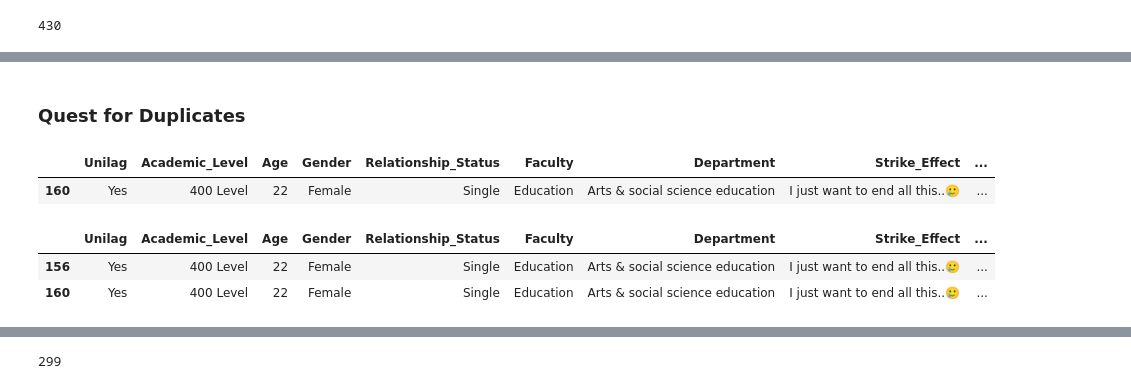
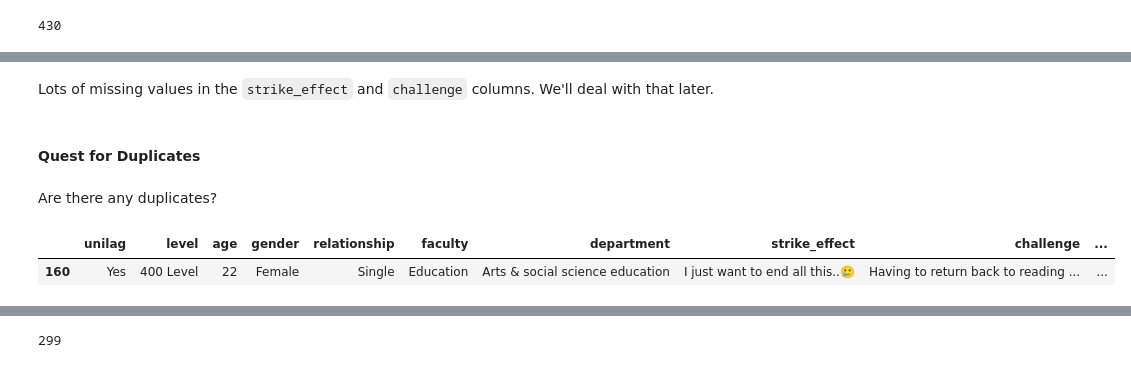
Before and after one commit to socratesjnr/asuu-strike-project, a Jupyter notebook: project-analysis/analysis/exploratory_data_analysis.ipynb, the cells around one changed output, grey strips where cells are left out. Saved outputs shown, nothing was run; the diff lists cells and outputs as text; code cells hidden in the pictures.

```diff
--- a/project-analysis/analysis/exploratory_data_analysis.ipynb
+++ b/project-analysis/analysis/exploratory_data_analysis.ipynb
@@ -327,2 +301,0 @@ df_unilag
-# %%
-df_unilag.drop(columns=['Non_Unilag'], inplace=True)
@@ -340,2 +301,0 @@ df_unilag.head(2)
-# %%
-df_unilag = df_unilag[df_unilag['CGPA_After'] != 0]
@@ -362,2 +343,2 @@ no_cgpa_before
 # %%
-df_unilag = df_unilag[df_unilag['CGPA_Before'] != 0.00]
+len(df_unilag[(df_unilag['cgpa_before'] != 0.00) & (df_unilag['cgpa_after'] != 0)])
@@ -364,2 +351,4 @@ df_unilag = df_unilag[df_unilag['CGPA_Before'] != 0.00]
+# %%
+df_valid_cgpa = df_unilag[(df_unilag['cgpa_before'] != 0.00) & (df_unilag['cgpa_after'] != 0)]
 # %%
 #Checking data information
@@ -453,16 +396,14 @@ df_unilag[df_unilag['Strike_Effect'] == 'No effect']
+# %% [markdown]
+Lots of missing values in the `strike_effect` and `challenge` columns. We'll deal with that later.
 # %% [markdown]
-### Quest for Duplicates
+#### Quest for Duplicates
+# %% [markdown]
+Are there any duplicates?
 # %%
 #Search for duplicates
 
-df_unilag[df_unilag.duplicated()]
+df_valid_cgpa[df_valid_cgpa.duplicated()]
 # %% [output]
-|  | Unilag | Academic_Level | Age | Gender | Relationship_Status | Faculty | Department | Strike_Effect | ... |
-| 160 | Yes | 400 Level | 22 | Female | Single | Education | Arts & social science education | I just want to end all this..🥲 | ... |
+|  | unilag | level | age | gender | relationship | faculty | department | strike_effect | challenge | ... |
+| 160 | Yes | 400 Level | 22 | Female | Single | Education | Arts & social science education | I just want to end all this..🥲 | Having to return back to reading ... | ... |
-# %%
-df_unilag[df_unilag['Strike_Effect'] == "I just want to end all this..🥲"]
-# %% [output]
-|  | Unilag | Academic_Level | Age | Gender | Relationship_Status | Faculty | Department | Strike_Effect | ... |
-| 156 | Yes | 400 Level | 22 | Female | Single | Education | Arts & social science education | I just want to end all this..🥲 | ... |
-| 160 | Yes | 400 Level | 22 | Female | Single | Education | Arts & social science education | I just want to end all this..🥲 | ... |
 # %%
```
Also changed, not shown: parts of 78 cells of this notebook, 1 other file.
